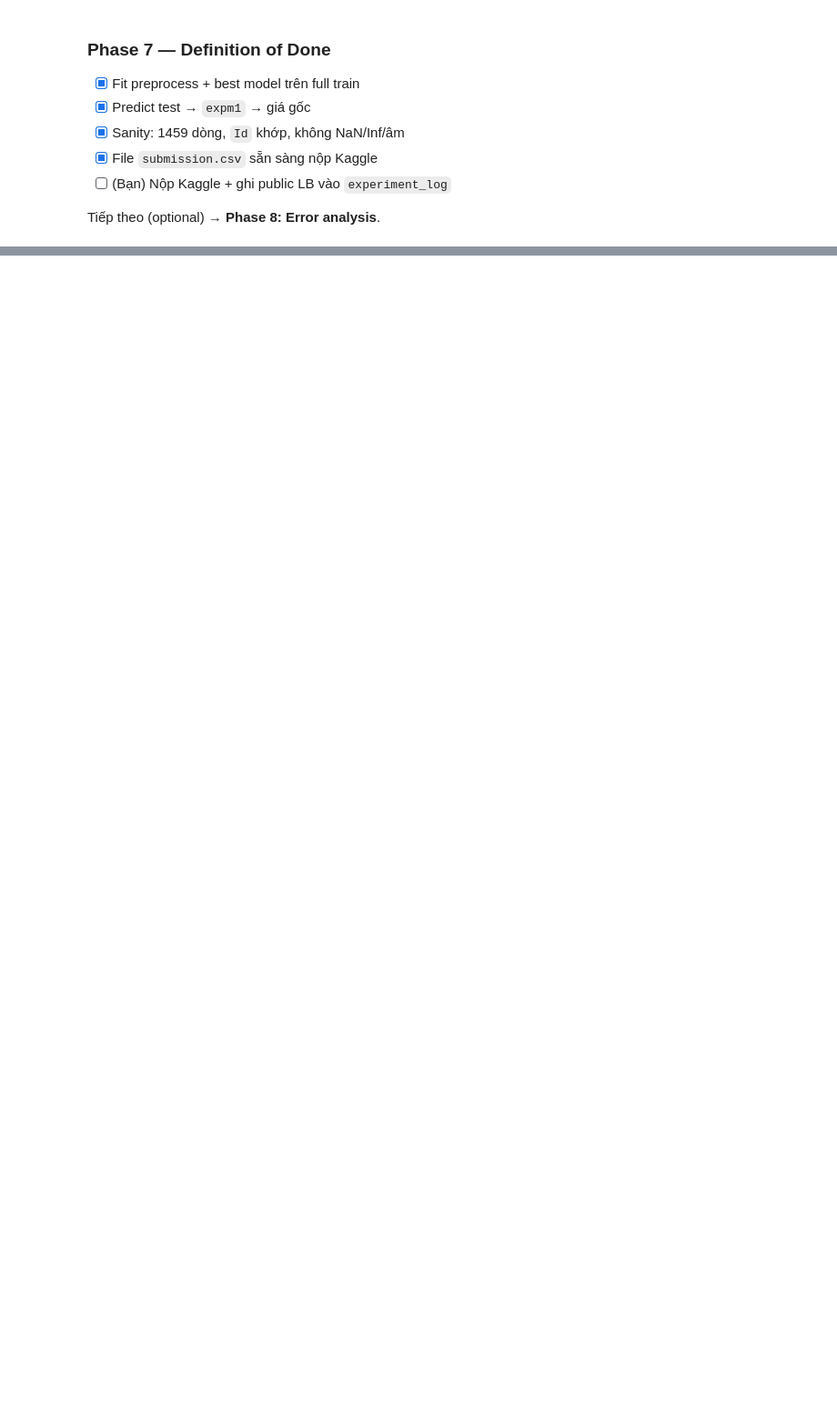
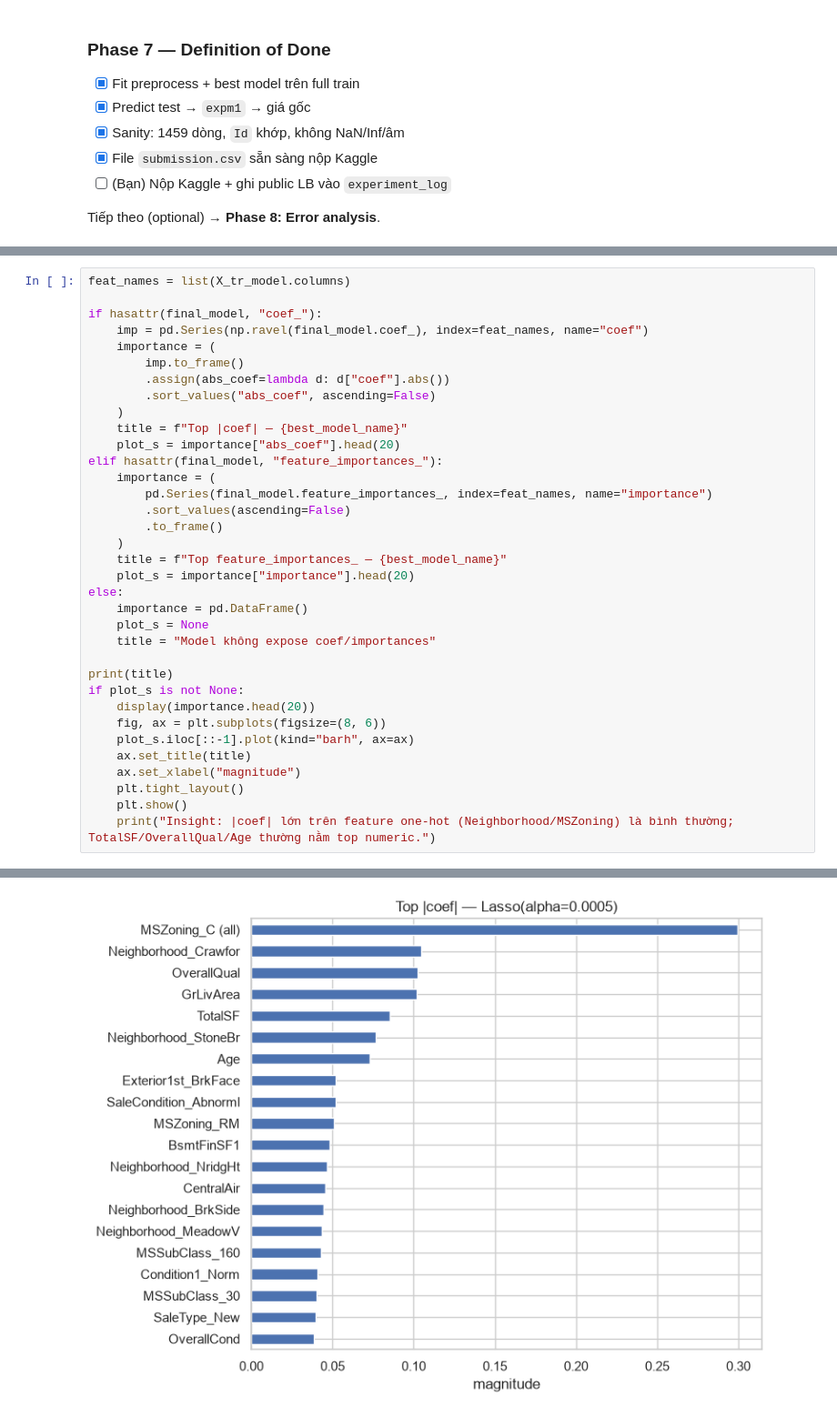
Before and after one commit to fuwhis/VEF_DA_FinalProject, a Jupyter notebook: complete_main.ipynb, the cells around one changed output, grey strips where cells are left out. Shown at 91% size. Saved outputs shown, nothing was run; the diff lists cells and outputs as text; blank space fills up the shorter version.

```diff
--- a/complete_main.ipynb
+++ b/complete_main.ipynb
@@ -1445,0 +1599,36 @@ pass
+# %%
+feat_names = list(X_tr_model.columns)
+
+if hasattr(final_model, "coef_"):
+    imp = pd.Series(np.ravel(final_model.coef_), index=feat_names, name="coef")
+    importance = (
+        imp.to_frame()
+        .assign(abs_coef=lambda d: d["coef"].abs())
+        .sort_values("abs_coef", ascending=False)
+    )
+    title = f"Top |coef| — {best_model_name}"
+    plot_s = importance["abs_coef"].head(20)
+elif hasattr(final_model, "feature_importances_"):
+    importance = (
+        pd.Series(final_model.feature_importances_, index=feat_names, name="importance")
+        .sort_values(ascending=False)
+        .to_frame()
+    )
+    title = f"Top feature_importances_ — {best_model_name}"
+    plot_s = importance["importance"].head(20)
+else:
+    importance = pd.DataFrame()
+    plot_s = None
+    title = "Model không expose coef/importances"
+
+print(title)
+if plot_s is not None:
+    display(importance.head(20))
+    fig, ax = plt.subplots(figsize=(8, 6))
+    plot_s.iloc[::-1].plot(kind="barh", ax=ax)
+    ax.set_title(title)
+    ax.set_xlabel("magnitude")
+    plt.tight_layout()
+    plt.show()
+    print("Insight: |coef| lớn trên feature one-hot (Neighborhood/MSZoning) là bình thường; TotalSF/OverallQual/Age thường nằm top numeric.")
+# %% [output]
@@ -1445,0 +1653 @@ pass
+[figure, added]
```
Also changed, not shown: parts of 15 cells of this notebook.
